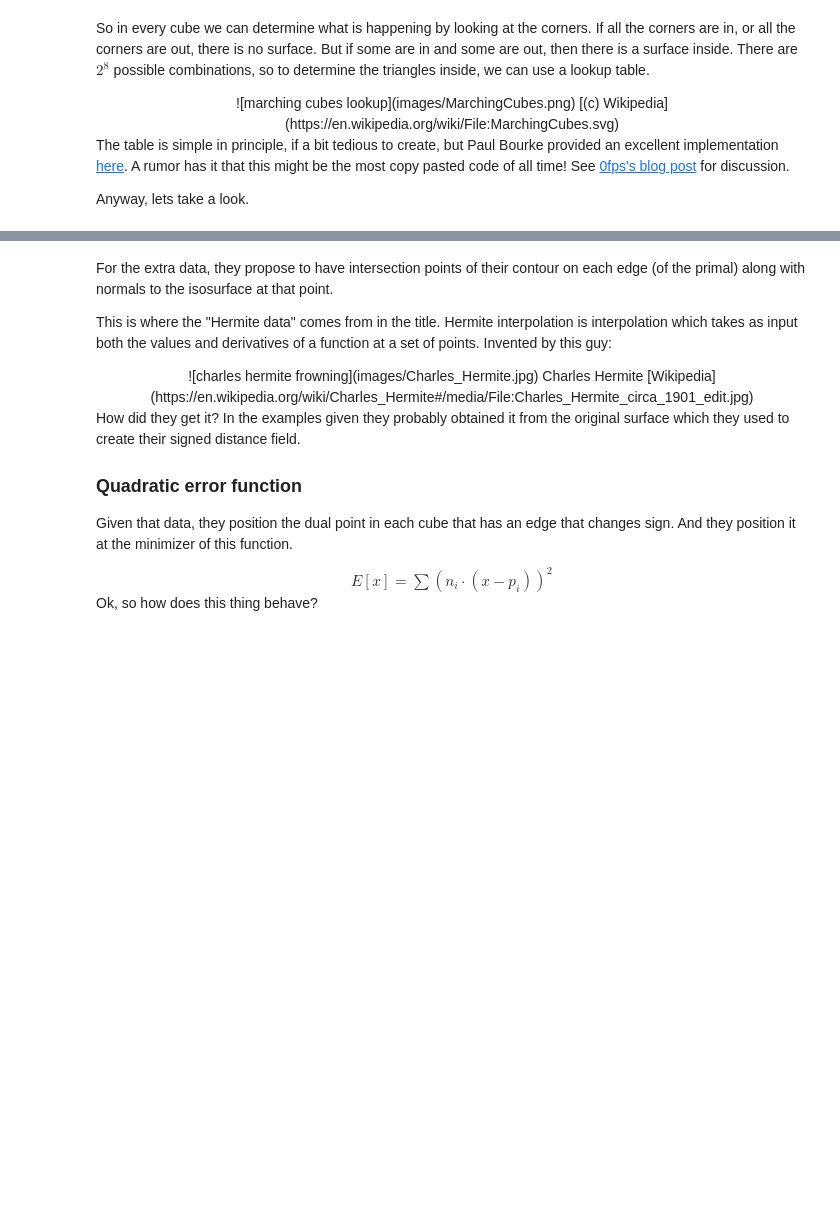
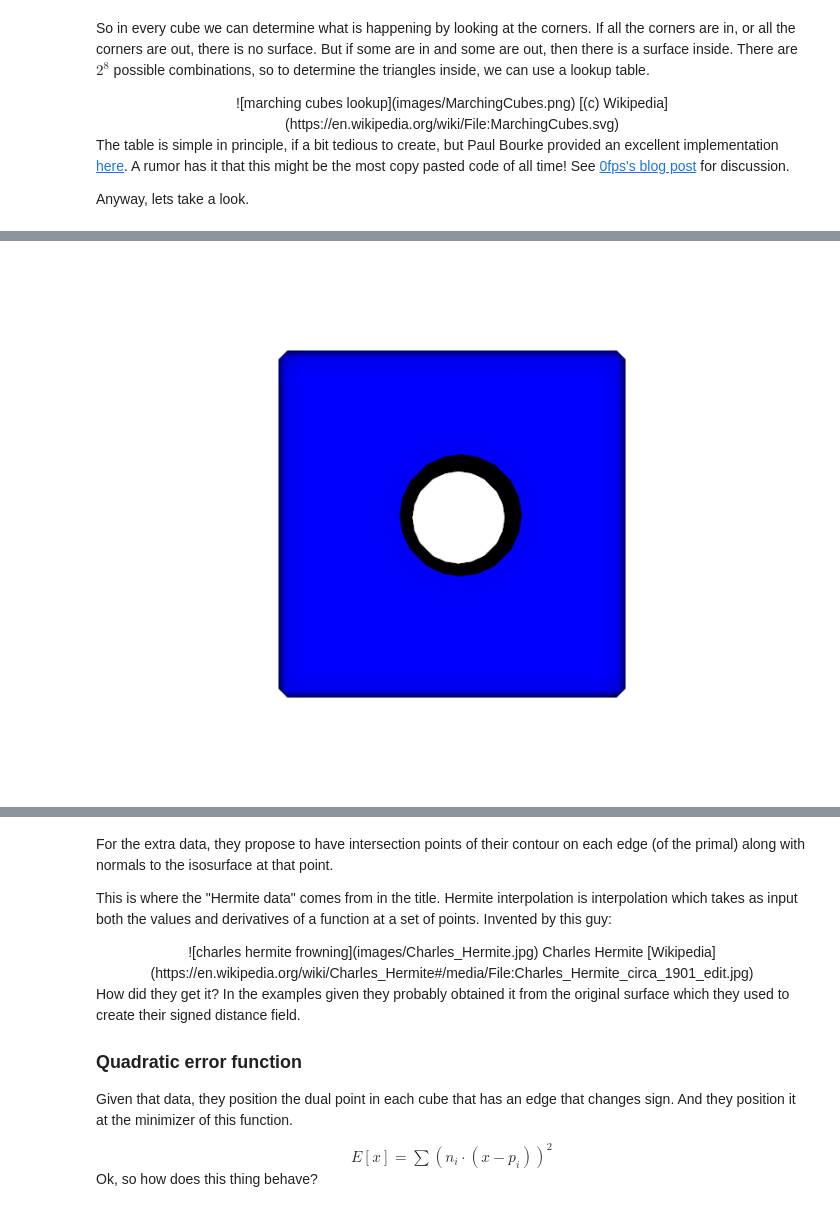
Before and after one commit to str4w/DualContour, a Jupyter notebook: Dual Contouring.ipynb, the cells around one changed output, grey strips where cells are left out. Saved outputs shown, nothing was run; the diff lists cells and outputs as text; code cells hidden in the pictures; blank space fills up the shorter version.

```diff
--- a/Dual Contouring.ipynb
+++ b/Dual Contouring.ipynb
@@ -151,0 +161,21 @@ vtk_show(renderer,800,600)
+# %%
+cube_data_with_hole=cube_data*np.uint8(1)
+middle=np.array(cube_data_with_hole.shape)*0.5
+for i in range(cube_data_with_hole.shape[0]):
+    for j in range(cube_data_with_hole.shape[1]):
+        for k in range(cube_data_with_hole.shape[2]):
+            dx=i-middle[0]
+            dy=j-middle[1]
+            r=np.sqrt(dx*dx+dy*dy)
+            r=r*255.0/7.0
+            if r>255:
+                r=255
+            cube_data_with_hole[i,j,k]=min(r,cube_data_with_hole[i,j,k])
+
+_,cubemesh_with_hole=MarchingCubes(cube_data_with_hole,128)
+SetColor(cubemesh_with_hole,Magenta)
+
+renderer=RenderActors([cubemesh_with_hole],False)
+vtk_show(renderer,800,600)
+# %% [output]
+[figure, added]
```
Also changed, not shown: parts of 18 cells of this notebook, 3 other files.
